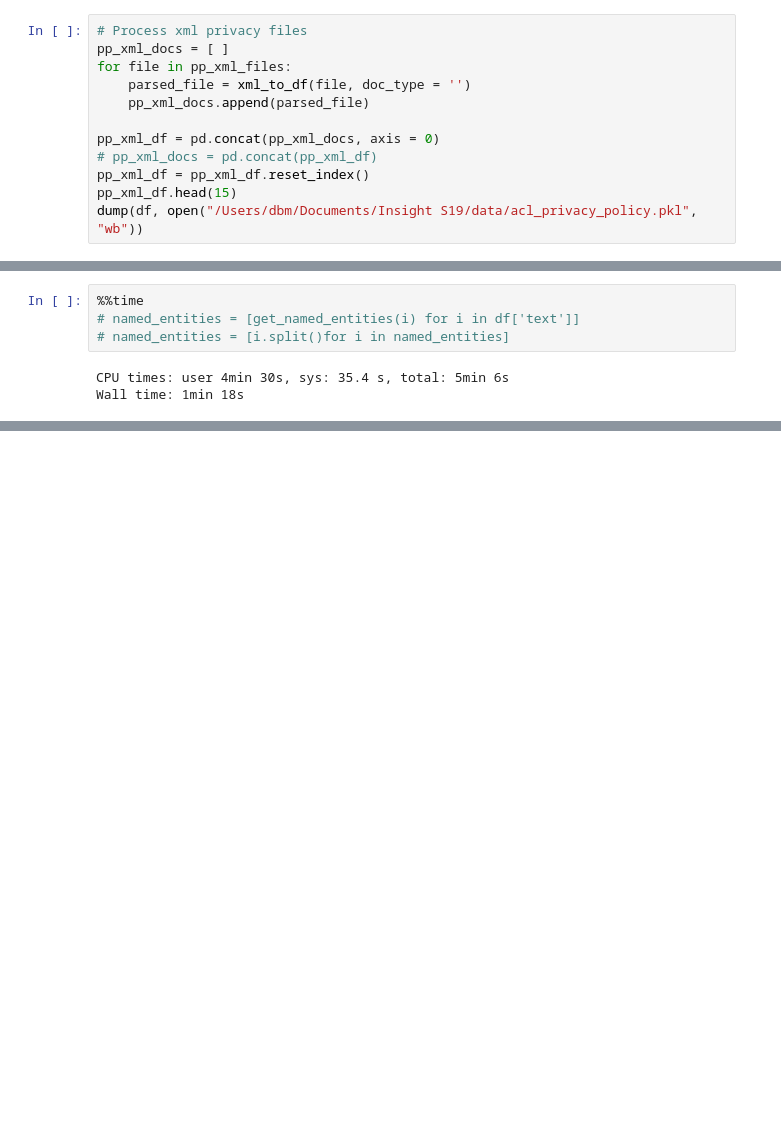
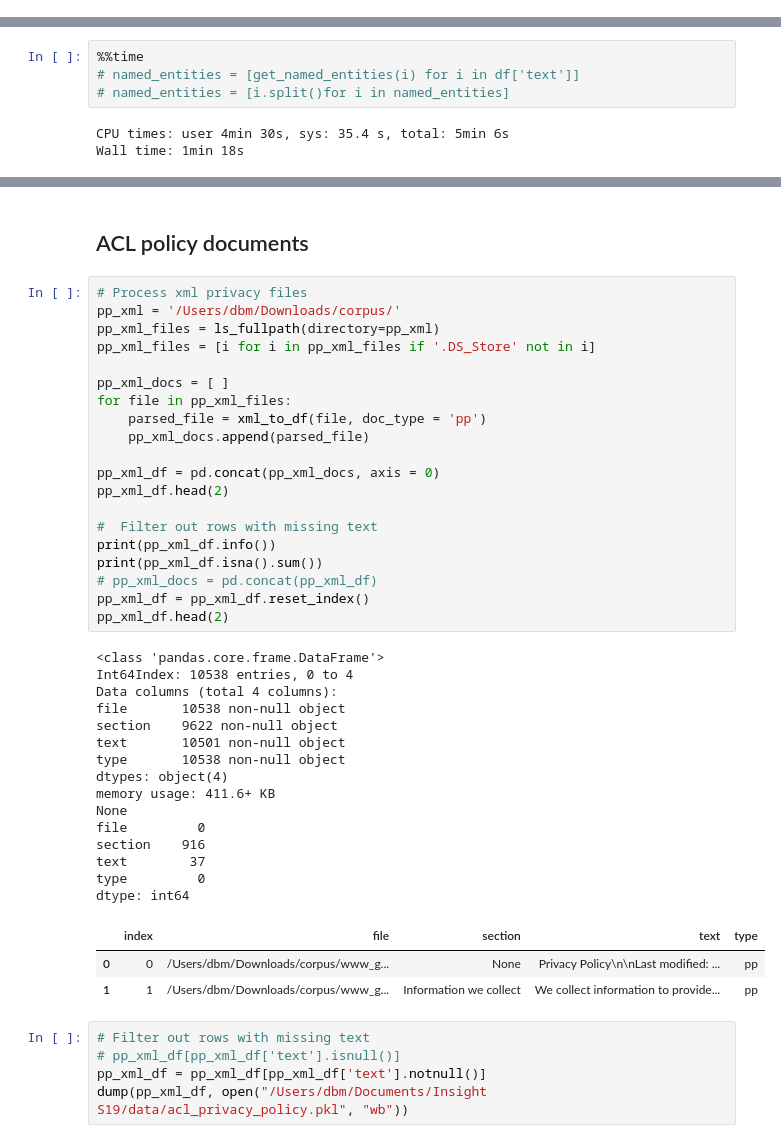
Before and after one commit to debshila/multilevel-text-summarization, a Jupyter notebook: src/Policy Preprocessing.ipynb, the cells around one changed output, grey strips where cells are left out. Cells and saved outputs as stored; diff of their text form; blank space fills up the shorter version.

```diff
--- a/src/Policy Preprocessing.ipynb
+++ b/src/Policy Preprocessing.ipynb
@@ -112,18 +113,6 @@ def xml_to_df(file, doc_type = 'pp'):
     policy_doc = {'file':file, 'text': text, 'title': sec_title}
     df = pd.DataFrame({'file':file, 'section':sec_title, 'text': text, 'type':doc_type})
     return df
-# %%
-# Process xml privacy files
-pp_xml_docs = [ ]
-for file in pp_xml_files:
-    parsed_file = xml_to_df(file, doc_type = '')
-    pp_xml_docs.append(parsed_file)
-
-pp_xml_df = pd.concat(pp_xml_docs, axis = 0)
-# pp_xml_docs = pd.concat(pp_xml_df)
-pp_xml_df = pp_xml_df.reset_index()
-pp_xml_df.head(15)
-dump(df, open("/Users/dbm/Documents/Insight S19/data/acl_privacy_policy.pkl", "wb"))
 # %%
 # Read in files and do preliminary preprocessing
 def read_html(file, pat = '[^a-zA-z0-9.?!/ ]+', filt_len=6, doc_type='pp'):
@@ -223,0 +214,46 @@ data_words[0]
+# %% [markdown]
+## ACL policy documents
+# %%
+# Process xml privacy files
+pp_xml = '/Users/dbm/Downloads/corpus/'
+pp_xml_files = ls_fullpath(directory=pp_xml)
+pp_xml_files = [i for i in pp_xml_files if '.DS_Store' not in i]
+
+pp_xml_docs = [ ]
+for file in pp_xml_files:
+    parsed_file = xml_to_df(file, doc_type = 'pp')
+    pp_xml_docs.append(parsed_file)
+
+pp_xml_df = pd.concat(pp_xml_docs, axis = 0)
+pp_xml_df.head(2)
+
+#  Filter out rows with missing text
+print(pp_xml_df.info())
+print(pp_xml_df.isna().sum())
+# pp_xml_docs = pd.concat(pp_xml_df)
+pp_xml_df = pp_xml_df.reset_index()
+pp_xml_df.head(2)
+# %% [output]
+<class 'pandas.core.frame.DataFrame'>
+Int64Index: 10538 entries, 0 to 4
+Data columns (total 4 columns):
+file       10538 non-null object
+section    9622 non-null object
+text       10501 non-null object
+type       10538 non-null object
+dtypes: object(4)
+memory usage: 411.6+ KB
+None
+file         0
+section    916
+text        37
+type         0
+dtype: int64
+|  | index | file | section | text | type |
+| 0 | 0 | /Users/dbm/Downloads/corpus/www_g... | None | Privacy Policy\n\nLast modified: ... | pp |
+| 1 | 1 | /Users/dbm/Downloads/corpus/www_g... | Information we collect | We collect information to provide... | pp |
+# %%
+# Filter out rows with missing text
+# pp_xml_df[pp_xml_df['text'].isnull()]
+pp_xml_df = pp_xml_df[pp_xml_df['text'].notnull()]
+dump(pp_xml_df, open("/Users/dbm/Documents/Insight S19/data/acl_privacy_policy.pkl", "wb"))
```
Also changed, not shown: parts of 17 cells of this notebook, 2 other files.
